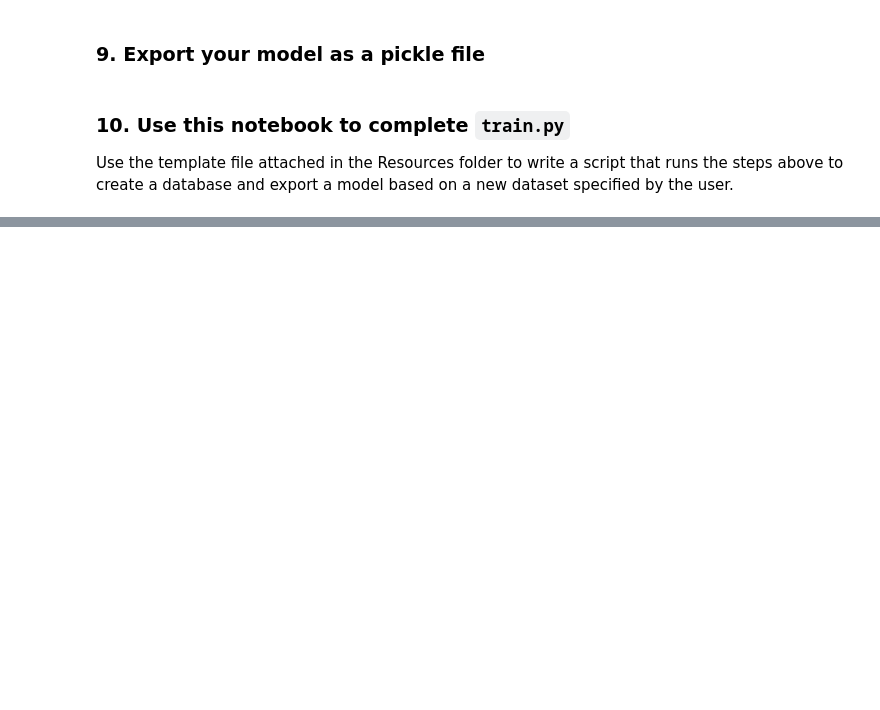
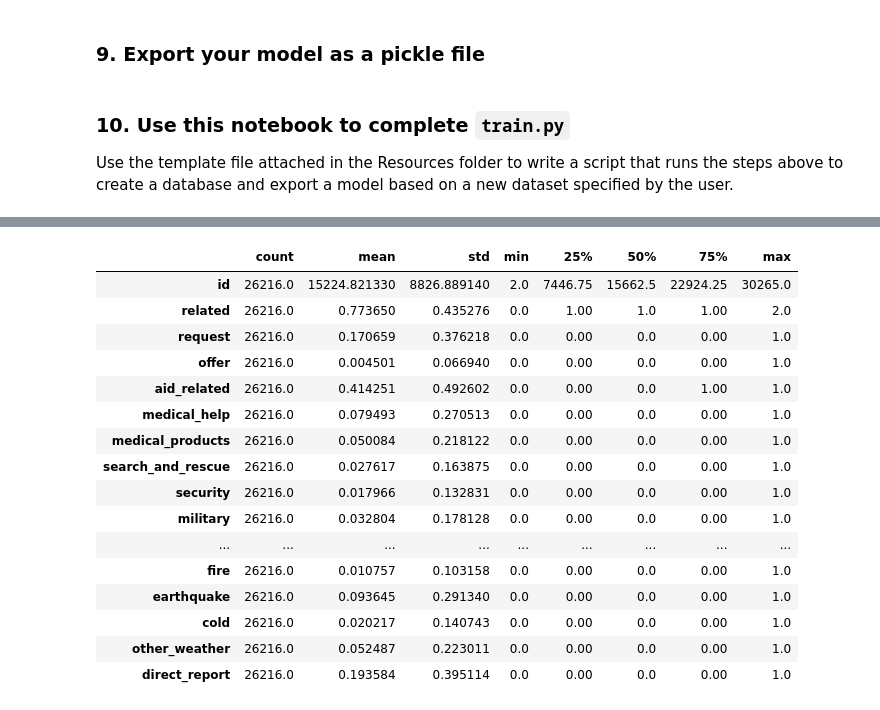
Before and after one commit to mohammedlafi/Disaster-Response-Pipeline, a Jupyter notebook: ML Pipeline Preparation.ipynb, the cells around one changed output, grey strips where cells are left out. Saved outputs shown, nothing was run; the diff lists cells and outputs as text; code cells hidden in the pictures; blank space fills up the shorter version.

```diff
--- a/ML Pipeline Preparation.ipynb
+++ b/ML Pipeline Preparation.ipynb
@@ -314,0 +307,2 @@ Use the template file attached in the Resources folder to write a script that ru
+# %%
+df2 = df.describe().T
@@ -314,0 +315,20 @@ Use the template file attached in the Resources folder to write a script that ru
+# %%
+df2
+# %% [output]
+|  | count | mean | std | min | 25% | 50% | 75% | max |
+| id | 26216.0 | 15224.821330 | 8826.889140 | 2.0 | 7446.75 | 15662.5 | 22924.25 | 30265.0 |
+| related | 26216.0 | 0.773650 | 0.435276 | 0.0 | 1.00 | 1.0 | 1.00 | 2.0 |
+| request | 26216.0 | 0.170659 | 0.376218 | 0.0 | 0.00 | 0.0 | 0.00 | 1.0 |
+| offer | 26216.0 | 0.004501 | 0.066940 | 0.0 | 0.00 | 0.0 | 0.00 | 1.0 |
+| aid_related | 26216.0 | 0.414251 | 0.492602 | 0.0 | 0.00 | 0.0 | 1.00 | 1.0 |
+| medical_help | 26216.0 | 0.079493 | 0.270513 | 0.0 | 0.00 | 0.0 | 0.00 | 1.0 |
+| medical_products | 26216.0 | 0.050084 | 0.218122 | 0.0 | 0.00 | 0.0 | 0.00 | 1.0 |
+| search_and_rescue | 26216.0 | 0.027617 | 0.163875 | 0.0 | 0.00 | 0.0 | 0.00 | 1.0 |
+| security | 26216.0 | 0.017966 | 0.132831 | 0.0 | 0.00 | 0.0 | 0.00 | 1.0 |
+| military | 26216.0 | 0.032804 | 0.178128 | 0.0 | 0.00 | 0.0 | 0.00 | 1.0 |
+| ... | ... | ... | ... | ... | ... | ... | ... | ... |
+| fire | 26216.0 | 0.010757 | 0.103158 | 0.0 | 0.00 | 0.0 | 0.00 | 1.0 |
+| earthquake | 26216.0 | 0.093645 | 0.291340 | 0.0 | 0.00 | 0.0 | 0.00 | 1.0 |
+| cold | 26216.0 | 0.020217 | 0.140743 | 0.0 | 0.00 | 0.0 | 0.00 | 1.0 |
+| other_weather | 26216.0 | 0.052487 | 0.223011 | 0.0 | 0.00 | 0.0 | 0.00 | 1.0 |
+| direct_report | 26216.0 | 0.193584 | 0.395114 | 0.0 | 0.00 | 0.0 | 0.00 | 1.0 |
```
Also changed, not shown: parts of 19 cells of this notebook, 1 other file.
